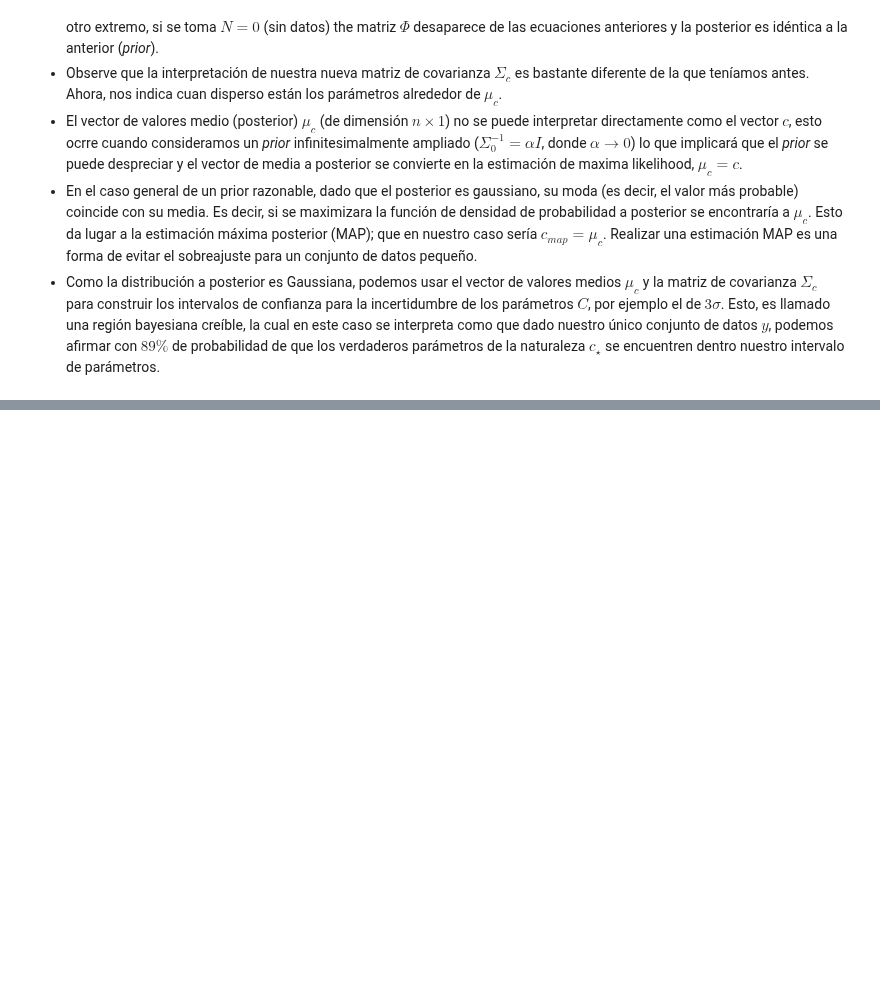
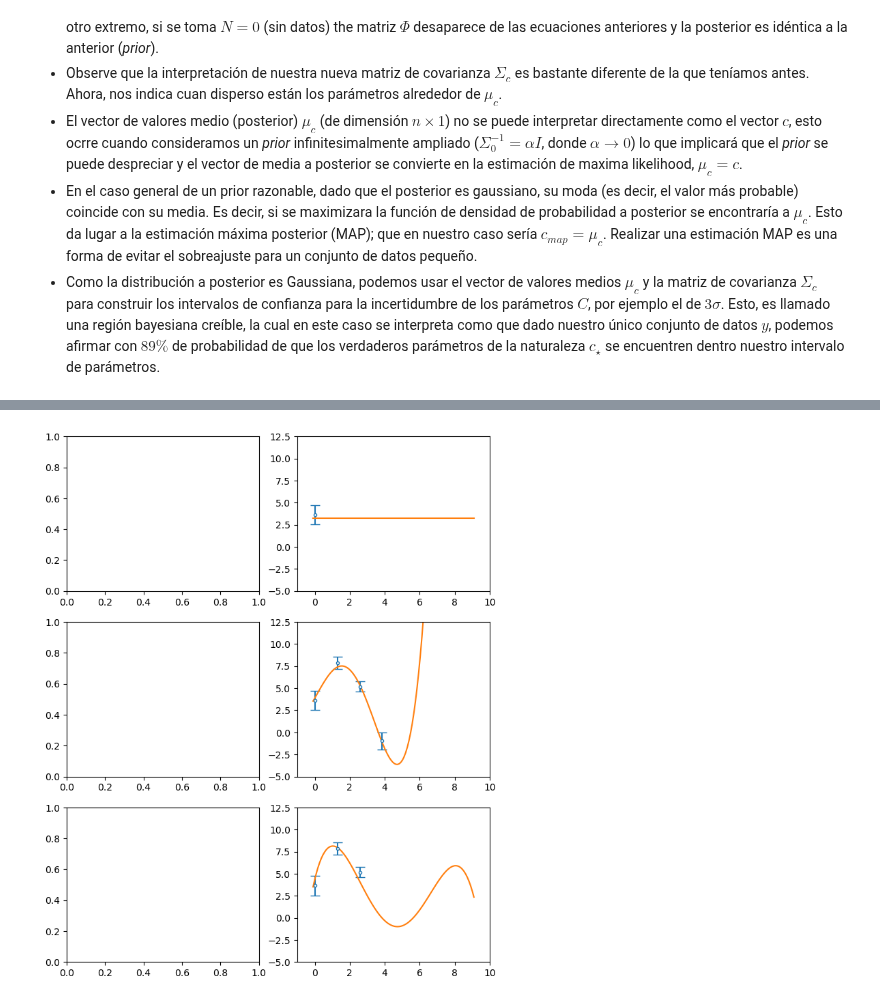
Before and after one commit to Mandy8808/Metodos_Numericos_2024, a Jupyter notebook: Lectures/Primer_Bloque/Lecture_part7.ipynb, the cells around one changed output, grey strips where cells are left out. Cells and saved outputs as stored; diff of their text form; code cells hidden in the pictures; blank space fills up the shorter version.

```diff
--- a/Lectures/Primer_Bloque/Lecture_part7.ipynb
+++ b/Lectures/Primer_Bloque/Lecture_part7.ipynb
@@ -700,0 +713,23 @@ El programa principal emplea el mismo conjunto de datos y dos modelos utilizados
+# %%
+model = lambda x, c0, c1, c2, c3, c4: c0 + c1*x + c2*x**2 + c3*x**3 + c4*x**4
+model2 = lambda x, c0, c1: c0+c1*np.sin(x)
+xval = np.linspace(min(dataxs)-0.1, max(dataxs)+0.1, 100)
+
+
+dataxs = data[0, :]
+datays = data[1, :]
+datasigs = data[2, :]
+
+fig, ax = plt.subplots(3, 2, figsize=(8, 10), gridspec_kw=dict(hspace=0.2, wspace=.2))
+
+for i in range(len(batches)):
+  k = batches[i]
+  ax[i][1].errorbar(dataxs[:k], datays[:k], xerr=None, yerr=datasigs[:k], capsize=5, ls='', marker='o', mfc='white', ms=3, mew=1, label=r'Datos')
+
+  samples = dataSample[0][i]
+  ax[i][1].plot(xval, model(xval, *samples))
+
+  ax[i][1].set_xlim(-1, 10)
+  ax[i][1].set_ylim(-5, 12.5)
+# %% [output]
+[figure, added]
```
Also changed, not shown: parts of 37 cells of this notebook, 29 other files.
